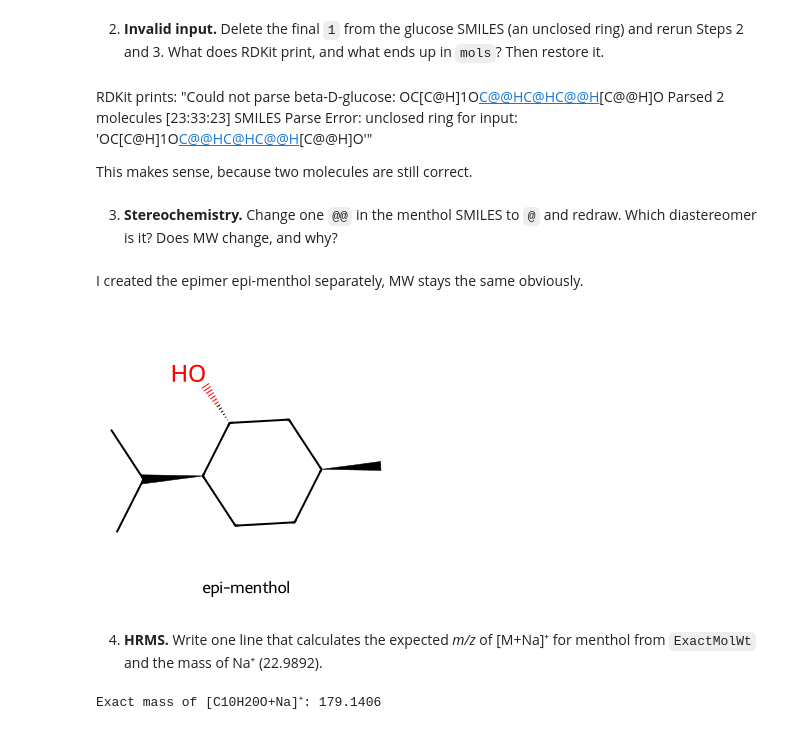
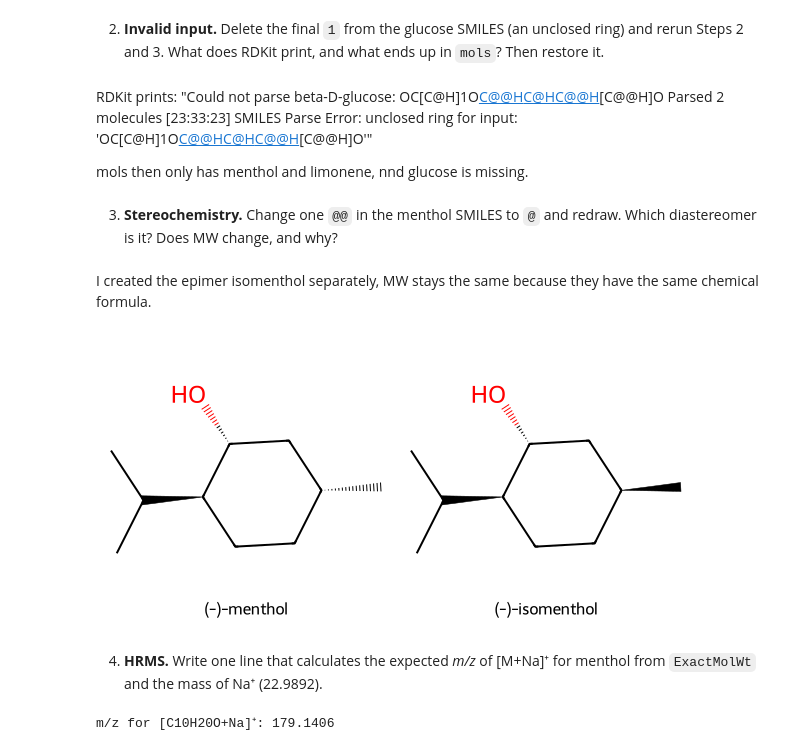
Before and after one commit to demmyyu/chemml-journey, a Jupyter notebook: 01_first_molecules.ipynb, the cells around one changed output. Cells and saved outputs as stored; diff of their text form; code cells hidden in the pictures.

```diff
--- a/01_first_molecules.ipynb
+++ b/01_first_molecules.ipynb
@@ -155,26 +180,35 @@ RDKit prints:
 Parsed 2 molecules
 [23:33:23] SMILES Parse Error: unclosed ring for input: 'OC[C@H]1O[C@@H](O)[C@H](O)[C@@H](O)[C@@H]O'"
 
-This makes sense, because two molecules are still correct.
+mols then only has menthol and limonene, nnd glucose is missing.
 # %% [markdown]
 3. **Stereochemistry.** Change one `@@` in the menthol SMILES to `@` and redraw. Which diastereomer is it? Does MW change, and why?
 # %% [markdown]
-I created the epimer epi-menthol separately, MW stays the same obviously.
+I created the epimer isomenthol separately, MW stays the same because they have the same chemical formula.
 # %%
-smiles3 = {
-    "epi-menthol": "CC(C)[C@@H]1CC[C@H](C)C[C@H]1O"
+isomenthol = Chem.MolFromSmiles("CC(C)[C@@H]1CC[C@H](C)C[C@H]1O")
+
+pair = {
+    "(-)-menthol": mols["(-)-menthol"],
+    "(-)-isomenthol": isomenthol,
 }
-mol1 = Chem.MolFromSmiles(smiles3["epi-menthol"])
 
-Draw.MolToImage(mol1, size=(300, 300),legend = "epi-menthol")
+Draw.MolsToGridImage(
+    list(pair.values()),
+    legends=list(pair.keys()),
+    molsPerRow=2,
+    subImgSize=(300, 300),
+)
 # %% [output]
-[figure, old version]
+[figure, new version]
 # %% [markdown]
 4. **HRMS.** Write one line that calculates the expected *m/z* of [M+Na]⁺ for menthol from `ExactMolWt` and the mass of Na⁺ (22.9892).
 # %%
-mz_na = Descriptors.ExactMolWt(mols1["(-)-menthol"])+22.9892
-label = f"[{rdMolDescriptors.CalcMolFormula(mols1["(-)-menthol"])}+Na]\u207a"
+NA_PLUS_MASS = 22.9892
+mz_na = Descriptors.ExactMolWt(mols["(-)-menthol"])+NA_PLUS_MASS
 
-print(f"Exact mass of {label}: {mz_na:.4f}")
+label = f"[{rdMolDescriptors.CalcMolFormula(mols["(-)-menthol"])}+Na]\u207a"
+
+print(f"m/z for {label}: {mz_na:.4f}")
 # %% [output]
-Exact mass of [C10H20O+Na]⁺: 179.1406
+m/z for [C10H20O+Na]⁺: 179.1406
```
Also changed, not shown: parts of 1 cell of this notebook, 1 other file.
